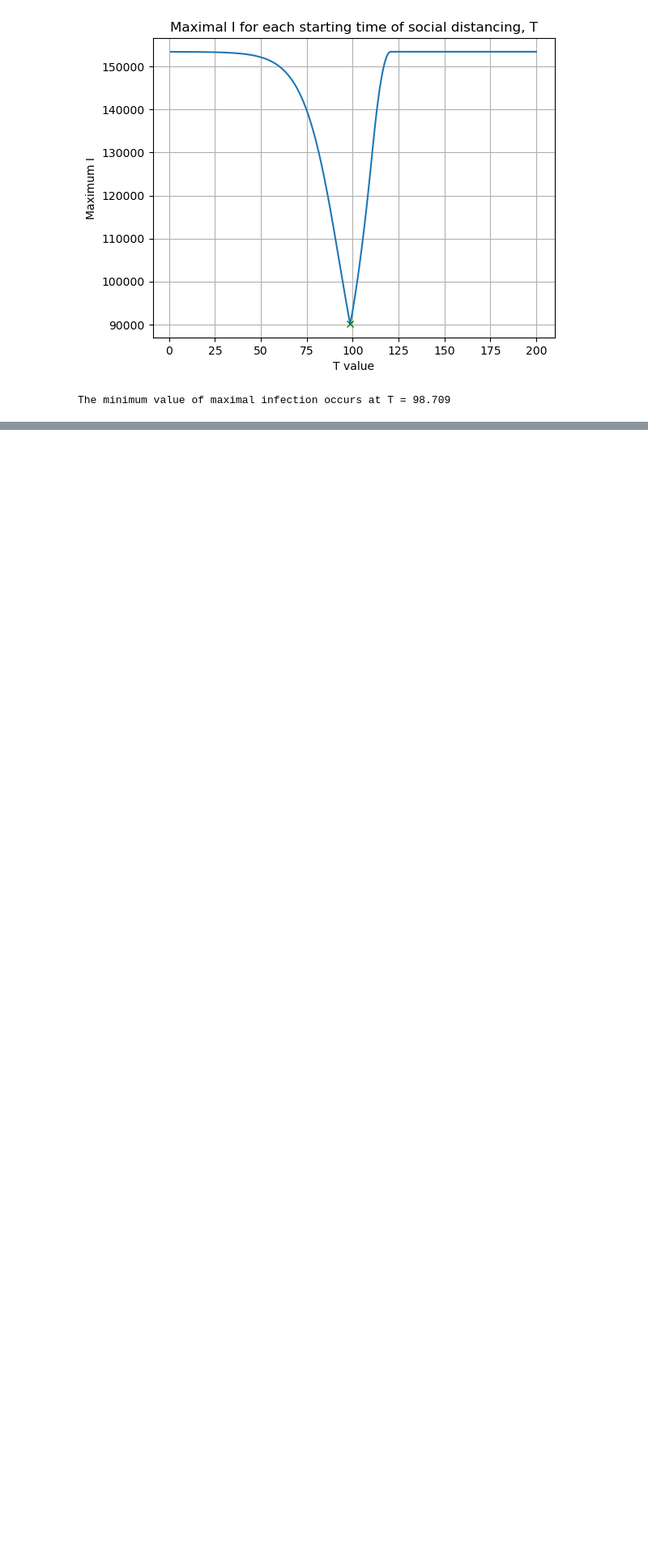
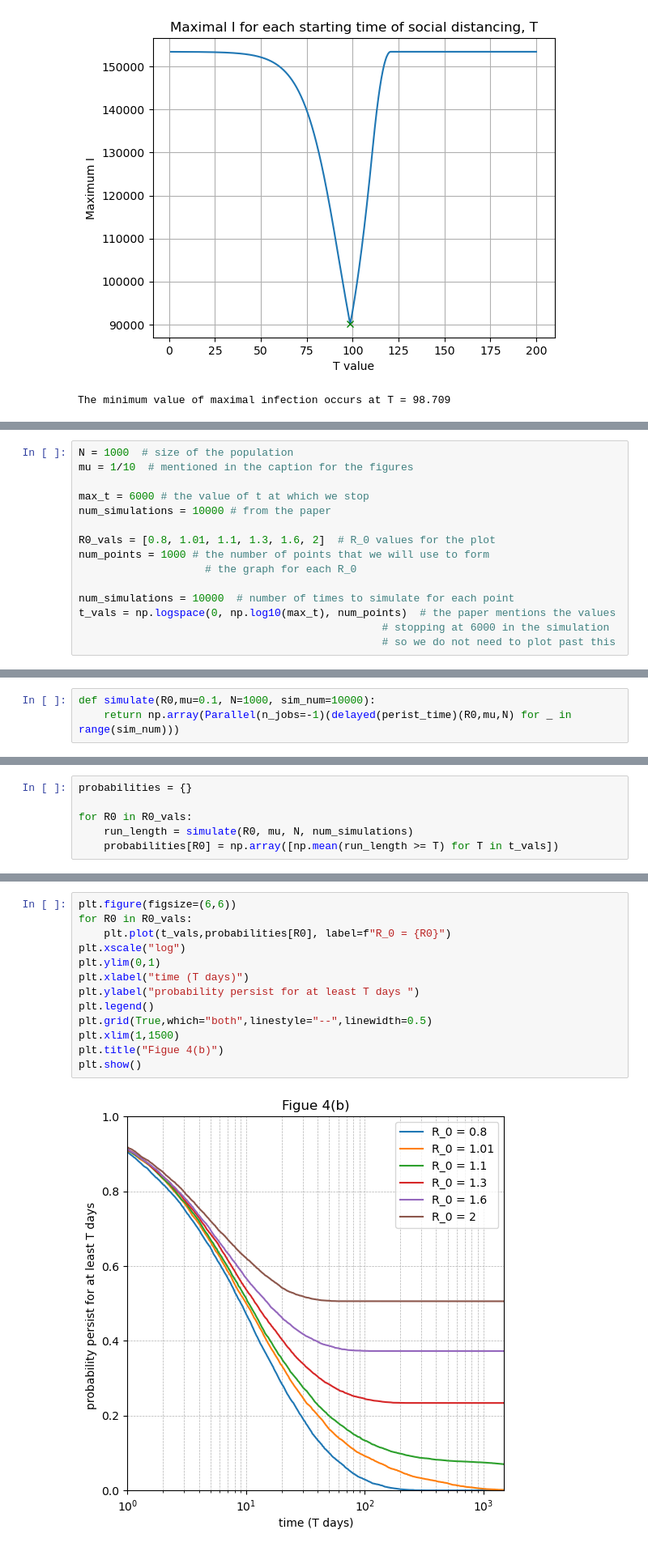
Before and after one commit to 17reid/MA124_epidemiology, a Jupyter notebook: Epidemiology_1_Code.ipynb, the cells around one changed output, grey strips where cells are left out. Shown: that part at 81% size. Saved outputs shown, nothing was run; the diff lists cells and outputs as text; blank space fills up the shorter version.

```diff
--- a/Epidemiology_1_Code.ipynb
+++ b/Epidemiology_1_Code.ipynb
@@ -465,0 +415,15 @@ ax.set_xscale('log')
+# %%
+N = 1000  # size of the population
+mu = 1/10  # mentioned in the caption for the figures
+
+max_t = 6000 # the value of t at which we stop
+num_simulations = 10000 # from the paper
+
+R0_vals = [0.8, 1.01, 1.1, 1.3, 1.6, 2]  # R_0 values for the plot
+num_points = 1000 # the number of points that we will use to form
+                    # the graph for each R_0
+
+num_simulations = 10000  # number of times to simulate for each point
+t_vals = np.logspace(0, np.log10(max_t), num_points)  # the paper mentions the values
+                                                # stopping at 6000 in the simulation
+                                                # so we do not need to plot past this
@@ -465,0 +461,3 @@ ax.set_xscale('log')
+# %%
+def simulate(R0,mu=0.1, N=1000, sim_num=10000):
+    return np.array(Parallel(n_jobs=-1)(delayed(perist_time)(R0,mu,N) for _ in range(sim_num)))
@@ -465,0 +466,6 @@ ax.set_xscale('log')
+# %%
+probabilities = {}
+
+for R0 in R0_vals:
+    run_length = simulate(R0, mu, N, num_simulations)
+    probabilities[R0] = np.array([np.mean(run_length >= T) for T in t_vals])
@@ -465,0 +474,15 @@ ax.set_xscale('log')
+# %%
+plt.figure(figsize=(6,6))
+for R0 in R0_vals:
+    plt.plot(t_vals,probabilities[R0], label=f"R_0 = {R0}")
+plt.xscale("log")
+plt.ylim(0,1)
+plt.xlabel("time (T days)")
+plt.ylabel("probability persist for at least T days ")
+plt.legend()
+plt.grid(True,which="both",linestyle="--",linewidth=0.5)
+plt.xlim(1,1500)
+plt.title("Figue 4(b)")
+plt.show()
+# %% [output]
+[figure, added]
```
Also changed, not shown: parts of 12 cells of this notebook.
